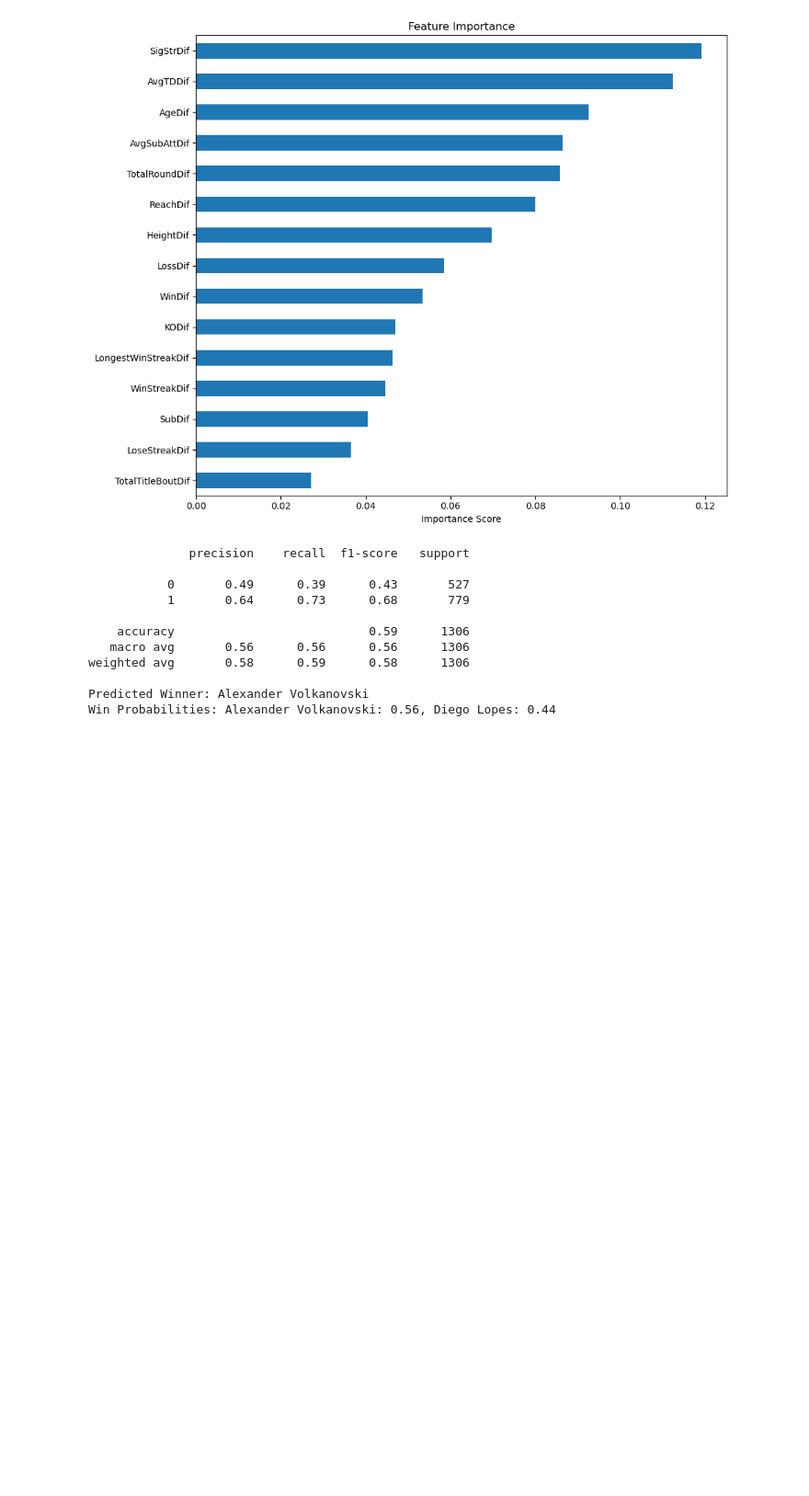
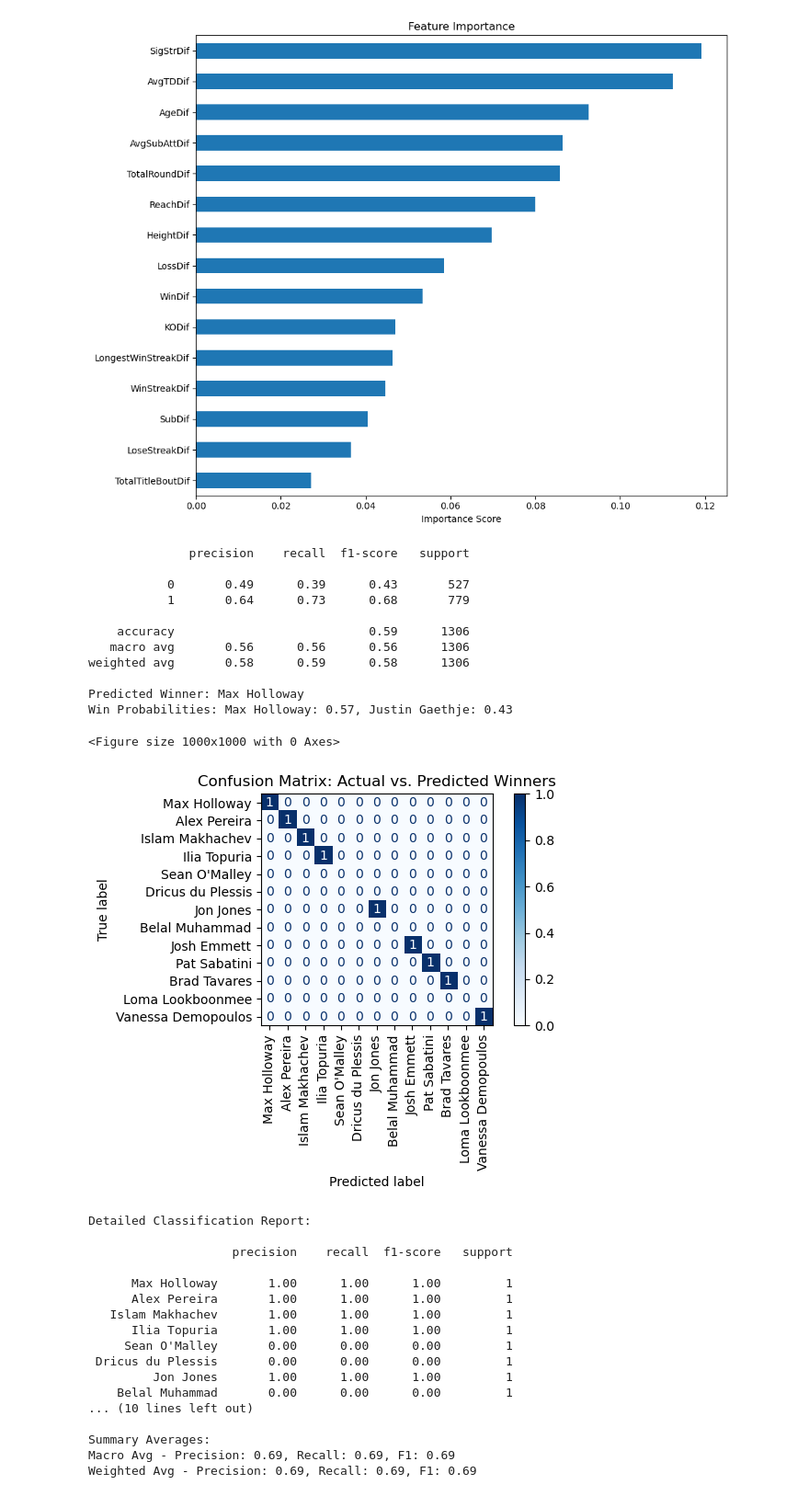
Before and after one commit to Stingray148/Reyes_Fight.Predictor, a Jupyter notebook: preliminary model-f.ipynb, the cells around one changed output. Shown: that part at 92% size. Saved outputs shown, nothing was run; the diff lists cells and outputs as text; code cells hidden in the pictures; blank space fills up the shorter version.

```diff
--- a/preliminary model-f.ipynb
+++ b/preliminary model-f.ipynb
@@ -147,7 +147,7 @@ def predict_fight(fighter_name_a, fighter_name_b):
     print(f"Win Probabilities: {fighter_name_a}: {probabilities[1]:.2f}, {fighter_name_b}: {probabilities[0]:.2f}")
 
 # The Fun Part
-predict_fight("Alexander Volkanovski", "Diego Lopes")
+predict_fight("Max Holloway", "Justin Gaethje")
 # %% [output]
               precision    recall  f1-score   support
 
@@ -158,5 +158,61 @@ predict_fight("Alexander Volkanovski", "Diego Lopes")
    macro avg       0.56      0.56      0.56      1306
 weighted avg       0.58      0.59      0.58      1306
 
-Predicted Winner: Alexander Volkanovski
-Win Probabilities: Alexander Volkanovski: 0.56, Diego Lopes: 0.44
+Predicted Winner: Max Holloway
+Win Probabilities: Max Holloway: 0.57, Justin Gaethje: 0.43
+# %%
+import pandas as pd
+from sklearn.metrics import confusion_matrix, ConfusionMatrixDisplay, classification_report
+import matplotlib.pyplot as plt
+
+# === Load data ===
+df_results = pd.read_csv('/Users/rayreyes/Library/CloudStorage/OneDrive-GettysburgCollege/Data science 325/Project/fight_prediction_results.csv')
+
+# === Confusion Matrix ===
+labels = df_results['Actual'].unique()
+cm = confusion_matrix(df_results['Actual'], df_results['Predicted'], labels=labels)
+
+disp = ConfusionMatrixDisplay(confusion_matrix=cm, display_labels=labels)
+plt.figure(figsize=(10, 10))
+disp.plot(xticks_rotation=90, cmap='Blues')
+plt.title("Confusion Matrix: Actual vs. Predicted Winners")
+plt.tight_layout()
+plt.show()
+
+# === Classification Report ===
+report = classification_report(
+    df_results['Actual'],
+    df_results['Predicted'],
+    labels=labels,
+    output_dict=True,
+    zero_division=0  # avoids warnings for 0-precision cases
+)
+
+# Print full report
+print("\nDetailed Classification Report:\n")
+print(classification_report(df_results['Actual'], df_results['Predicted'], labels=labels, zero_division=0))
+
+# Print summary
+print("\nSummary Averages:")
+print(f"Macro Avg - Precision: {report['macro avg']['precision']:.2f}, Recall: {report['macro avg']['recall']:.2f}, F1: {report['macro avg']['f1-score']:.2f}")
+print(f"Weighted Avg - Precision: {report['weighted avg']['precision']:.2f}, Recall: {report['weighted avg']['recall']:.2f}, F1: {report['weighted avg']['f1-score']:.2f}")
+# %% [output]
+<Figure size 1000x1000 with 0 Axes>
+[figure, added]
+Detailed Classification Report:
+
+                    precision    recall  f1-score   support
+
+      Max Holloway       1.00      1.00      1.00         1
+      Alex Pereira       1.00      1.00      1.00         1
+   Islam Makhachev       1.00      1.00      1.00         1
+      Ilia Topuria       1.00      1.00      1.00         1
+     Sean O'Malley       0.00      0.00      0.00         1
+ Dricus du Plessis       0.00      0.00      0.00         1
+         Jon Jones       1.00      1.00      1.00         1
+    Belal Muhammad       0.00      0.00      0.00         1
+... (10 lines left out)
+
+Summary Averages:
+Macro Avg - Precision: 0.69, Recall: 0.69, F1: 0.69
+Weighted Avg - Precision: 0.69, Recall: 0.69, F1: 0.69
```
